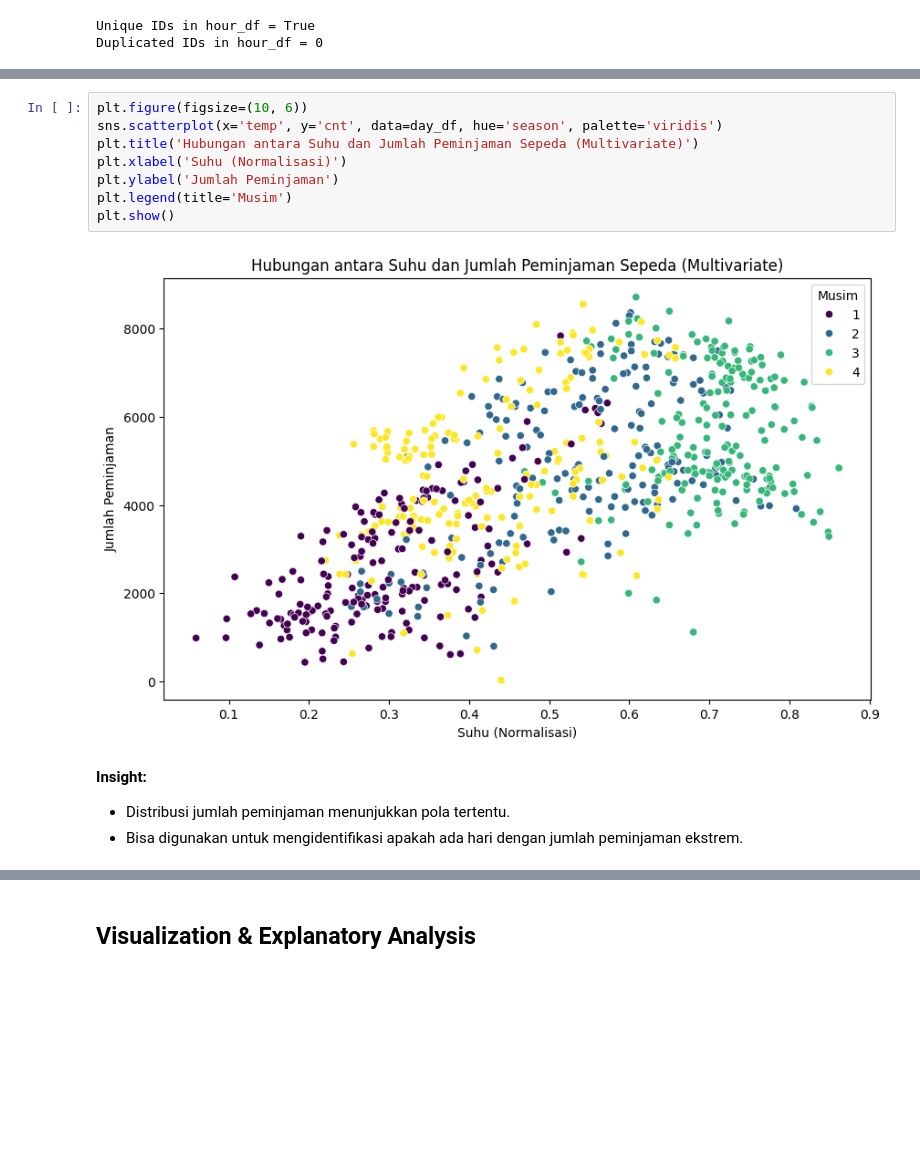
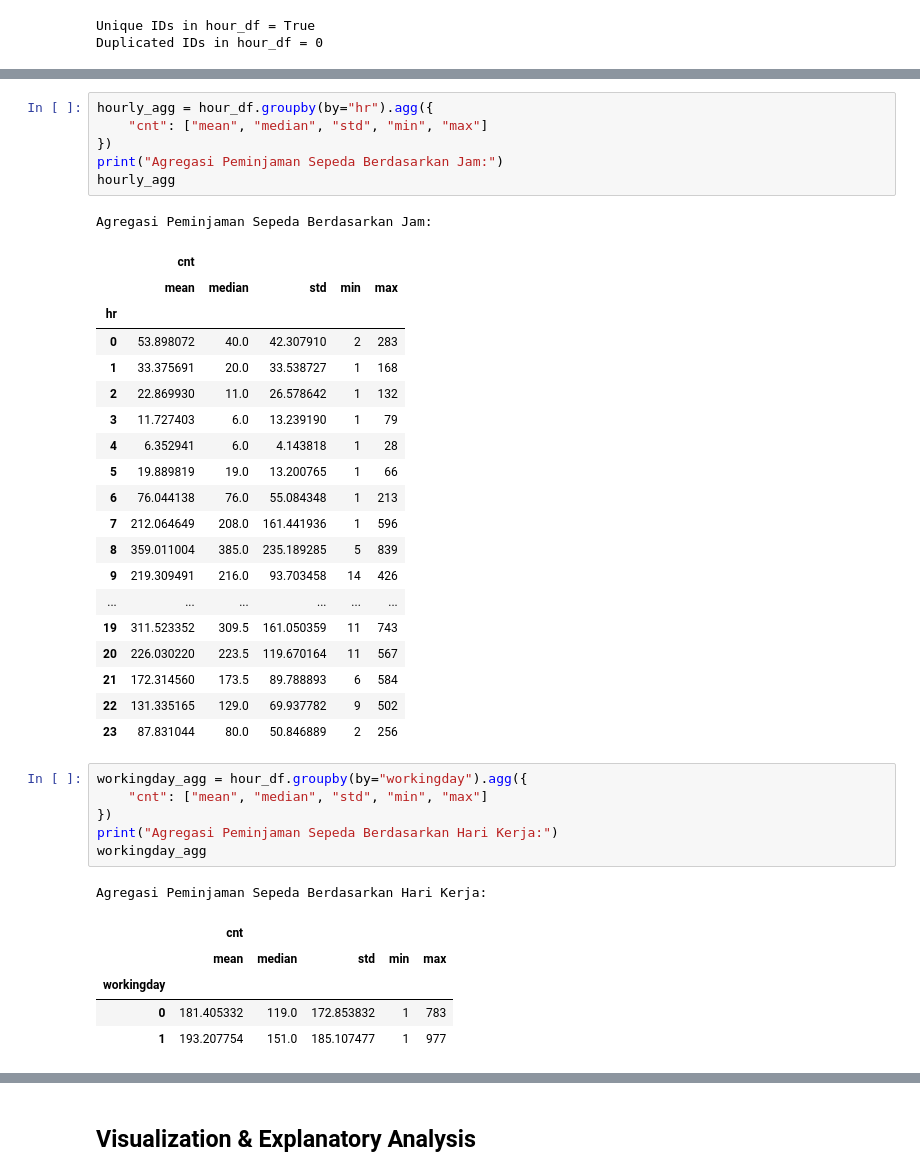
Before and after one commit to ikbalirawan/Analisis-Data, a Jupyter notebook: notebook.ipynb, the cells around one changed output, grey strips where cells are left out. Saved outputs shown, nothing was run; the diff lists cells and outputs as text; blank space fills up the shorter version.

```diff
--- a/notebook.ipynb
+++ b/notebook.ipynb
@@ -269,14 +311,40 @@ plt.show()
-# %%
-plt.figure(figsize=(10, 6))
-sns.scatterplot(x='temp', y='cnt', data=day_df, hue='season', palette='viridis')
-plt.title('Hubungan antara Suhu dan Jumlah Peminjaman Sepeda (Multivariate)')
-plt.xlabel('Suhu (Normalisasi)')
-plt.ylabel('Jumlah Peminjaman')
-plt.legend(title='Musim')
-plt.show()
-# %% [output]
-[figure, removed]
-# %% [markdown]
-**Insight:**
-- Distribusi jumlah peminjaman menunjukkan pola tertentu.
-- Bisa digunakan untuk mengidentifikasi apakah ada hari dengan jumlah peminjaman ekstrem.
+# %%
+hourly_agg = hour_df.groupby(by="hr").agg({
+    "cnt": ["mean", "median", "std", "min", "max"]
+})
+print("Agregasi Peminjaman Sepeda Berdasarkan Jam:")
+hourly_agg
+# %% [output]
+Agregasi Peminjaman Sepeda Berdasarkan Jam:
+|  | cnt |  |  |  |  |
+|  | mean | median | std | min | max |
+| hr |  |  |  |  |  |
+| 0 | 53.898072 | 40.0 | 42.307910 | 2 | 283 |
+| 1 | 33.375691 | 20.0 | 33.538727 | 1 | 168 |
+| 2 | 22.869930 | 11.0 | 26.578642 | 1 | 132 |
+| 3 | 11.727403 | 6.0 | 13.239190 | 1 | 79 |
+| 4 | 6.352941 | 6.0 | 4.143818 | 1 | 28 |
+| 5 | 19.889819 | 19.0 | 13.200765 | 1 | 66 |
+| 6 | 76.044138 | 76.0 | 55.084348 | 1 | 213 |
+| 7 | 212.064649 | 208.0 | 161.441936 | 1 | 596 |
+| 8 | 359.011004 | 385.0 | 235.189285 | 5 | 839 |
+| 9 | 219.309491 | 216.0 | 93.703458 | 14 | 426 |
+| ... | ... | ... | ... | ... | ... |
+| 19 | 311.523352 | 309.5 | 161.050359 | 11 | 743 |
+| 20 | 226.030220 | 223.5 | 119.670164 | 11 | 567 |
+| 21 | 172.314560 | 173.5 | 89.788893 | 6 | 584 |
+| 22 | 131.335165 | 129.0 | 69.937782 | 9 | 502 |
+| 23 | 87.831044 | 80.0 | 50.846889 | 2 | 256 |
+# %%
+workingday_agg = hour_df.groupby(by="workingday").agg({
+    "cnt": ["mean", "median", "std", "min", "max"]
+})
+print("Agregasi Peminjaman Sepeda Berdasarkan Hari Kerja:")
+workingday_agg
+# %% [output]
+Agregasi Peminjaman Sepeda Berdasarkan Hari Kerja:
+|  | cnt |  |  |  |  |
+|  | mean | median | std | min | max |
+| workingday |  |  |  |  |  |
+| 0 | 181.405332 | 119.0 | 172.853832 | 1 | 783 |
+| 1 | 193.207754 | 151.0 | 185.107477 | 1 | 977 |
```
Also changed, not shown: parts of 15 cells of this notebook, 1 other file.
